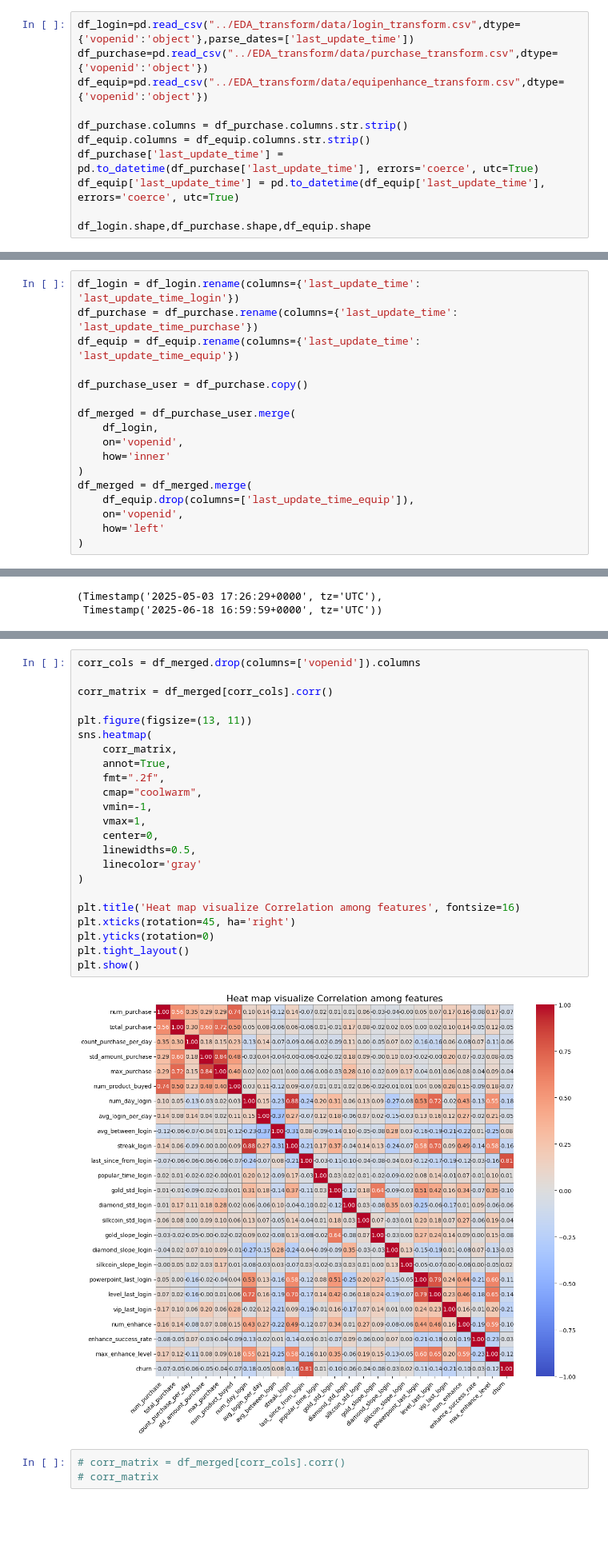
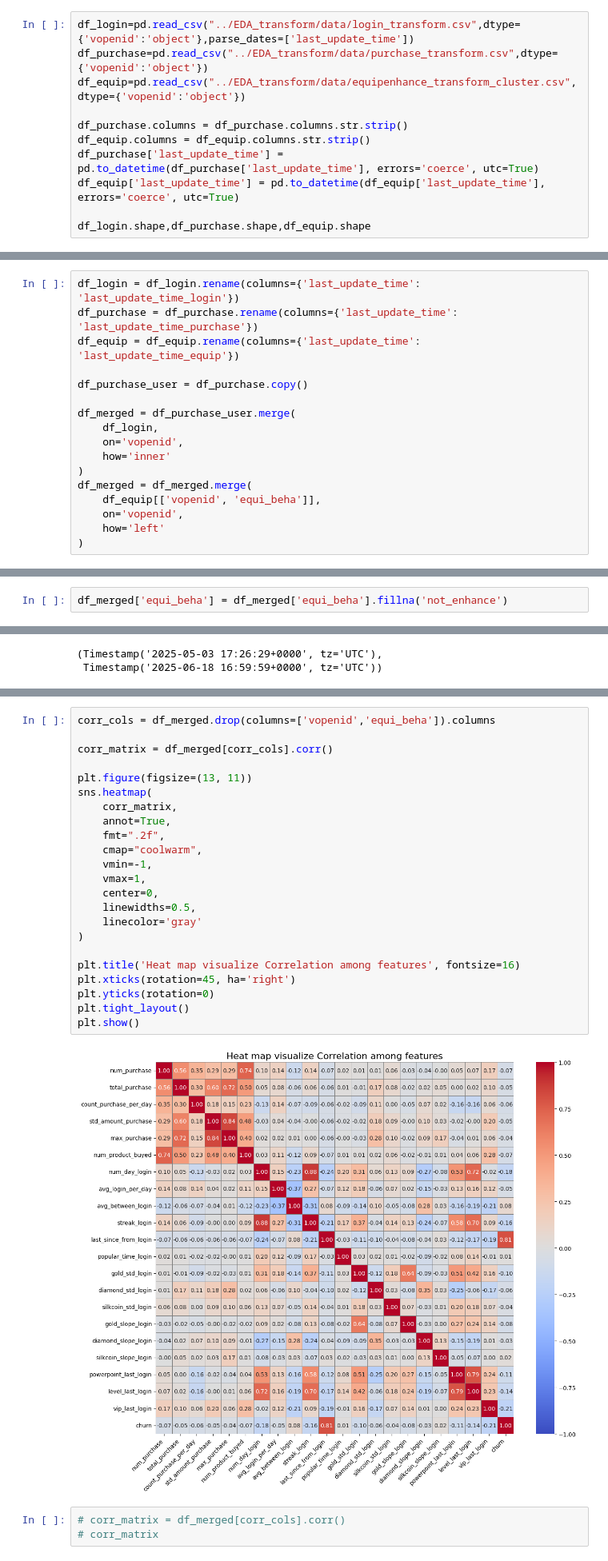
Before and after one commit to itcgosucorp/m952_ITS, a Jupyter notebook: ML_prediction/EDA_and_churn_purchase_user.ipynb, the cells around one changed output, grey strips where cells are left out. Shown at 80% size. Drawn from its saved outputs; the diff is of its cells as text; blank space fills up the shorter version.

Commit message:
fix use, equipenhance features , add catboost model, improve performance

```diff
--- a/ML_prediction/EDA_and_churn_purchase_user.ipynb
+++ b/ML_prediction/EDA_and_churn_purchase_user.ipynb
@@ -41,7 +43,7 @@ warnings.filterwarnings("ignore")
 # %%
 df_login=pd.read_csv("../EDA_transform/data/login_transform.csv",dtype={'vopenid':'object'},parse_dates=['last_update_time'])
 df_purchase=pd.read_csv("../EDA_transform/data/purchase_transform.csv",dtype={'vopenid':'object'})
-df_equip=pd.read_csv("../EDA_transform/data/equipenhance_transform.csv",dtype={'vopenid':'object'})
+df_equip=pd.read_csv("../EDA_transform/data/equipenhance_transform_cluster.csv",dtype={'vopenid':'object'})
 
 df_purchase.columns = df_purchase.columns.str.strip()
 df_equip.columns = df_equip.columns.str.strip()
@@ -129,7 +136,7 @@ df_merged = df_purchase_user.merge(
     how='inner'
 )
 df_merged = df_merged.merge(
-    df_equip.drop(columns=['last_update_time_equip']),
+    df_equip[['vopenid', 'equi_beha']],
     on='vopenid',
     how='left'
 )
@@ -144,6 +151,8 @@ df_merged.head(3)
 | 0 | 2206211830166192 | 2025-05-24 15:48:36.757000+00:00 | 1 | 0.79 | 1.00 | ... |
 | 1 | 2210221534402190 | 2025-05-26 05:14:28.541000+00:00 | 1 | 7.88 | 1.00 | ... |
 | 2 | 2210221828089318 | 2025-06-11 14:06:52.646000+00:00 | 2 | 3.98 | 2.00 | ... |
+# %%
+df_merged['equi_beha'] = df_merged['equi_beha'].fillna('not_enhance')
 # %%
 df_merged.info()
 # %% [output]
@@ -251,30 +259,30 @@ drop_cols = [
 ]
 df_merged=df_merged.drop(columns=drop_cols,axis=1)
 # %%
-corr_cols = df_merged.drop(columns=['vopenid']).columns
+corr_cols = df_merged.drop(columns=['vopenid','equi_beha']).columns
 
 corr_matrix = df_merged[corr_cols].corr()
 
 plt.figure(figsize=(13, 11))
 sns.heatmap(
     corr_matrix,
     annot=True,
     fmt=".2f",
     cmap="coolwarm",
     vmin=-1,
     vmax=1,
     center=0,
     linewidths=0.5,
     linecolor='gray'
 )
 
 plt.title('Heat map visualize Correlation among features', fontsize=16)
 plt.xticks(rotation=45, ha='right')
 plt.yticks(rotation=0)
 plt.tight_layout()
 plt.show()
 # %% [output]
-[figure, old version]
+[figure, new version]
 # %%
 # corr_matrix = df_merged[corr_cols].corr()
 # corr_matrix
```
Also changed, not shown: parts of 36 cells of this notebook, 7 other files.
